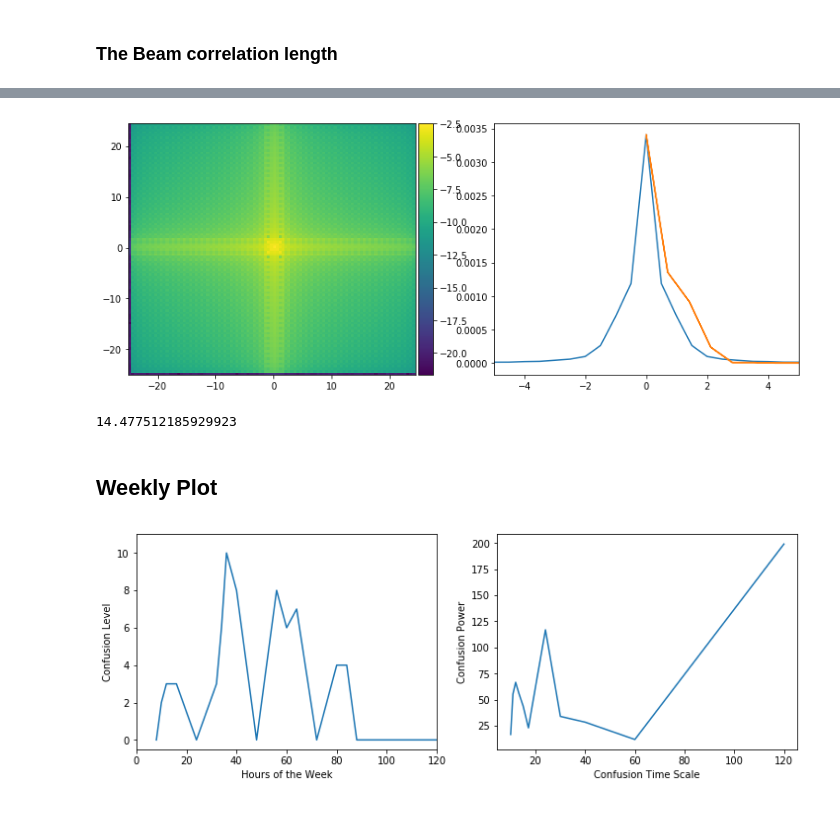
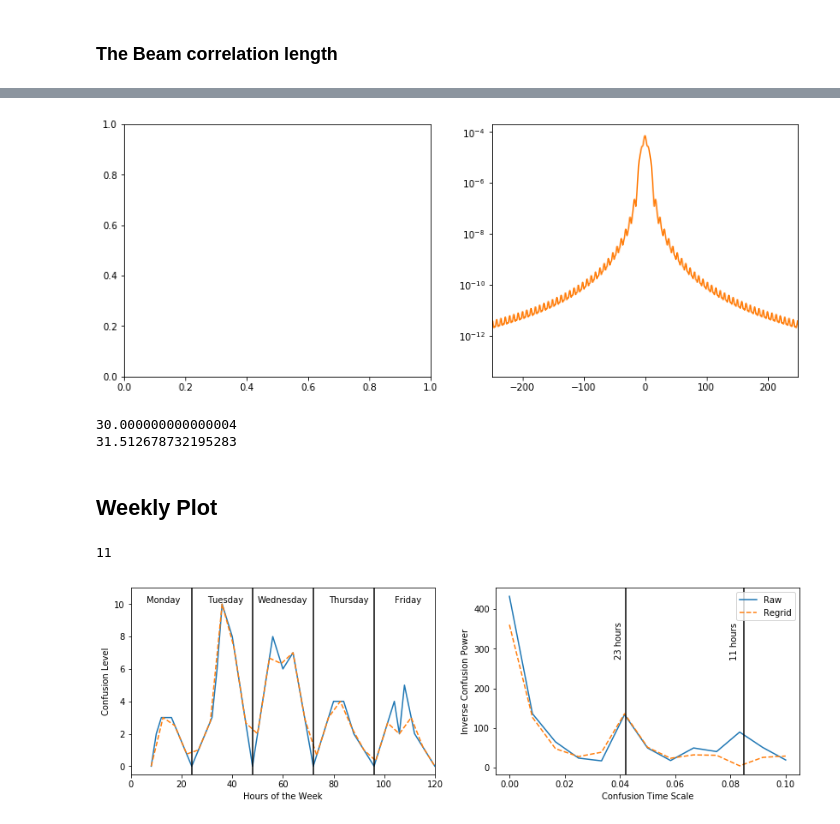
Before and after one commit to ronniyjoseph/Beam-Perturbations, a Jupyter notebook: Beam Covariance Re-do.ipynb, the cells around one changed output, grey strips where cells are left out. Saved outputs shown, nothing was run; the diff lists cells and outputs as text; code cells hidden in the pictures.

```diff
--- a/Beam Covariance Re-do.ipynb
+++ b/Beam Covariance Re-do.ipynb
@@ -876,57 +913,93 @@ diagonal_ff = numpy.diagonal(frequency_magnitude)
 # %%
 figure = pyplot.figure(figsize = (13,5))
 crosscorr_ax = figure.add_subplot(1,2,1)
-crosscorr_plot = crosscorr_ax.pcolor(frequencies[0], frequencies[0],numpy.log10(numpy.abs(cross_correlation)))
-crosscorr_cax = colorbar(crosscorr_plot)
+#crosscorr_plot = crosscorr_ax.pcolor(frequencies[0], frequencies[0], numpy.log10(numpy.abs(numpy.real(cross_correlation))))
+#crosscorr_cax = colorbar(crosscorr_plot)
 
 averaged_cc_ax = figure.add_subplot(1,2,2)
-averaged_cc_plot = averaged_cc_ax.plot(frequencies[0,:], numpy.abs(cross_correlation[int(len(frequencies[0,:])/2)]),"C0")
-averaged_cc_plot = averaged_cc_ax.plot(diagonal_ff, numpy.abs(diagonal_cc), "C1")
-averaged_cc_ax.set_xlim([-5,5])
+#averaged_cc_plot = averaged_cc_ax.semilogy(frequencies[0,:], numpy.abs(cross_correlation[int(len(frequencies[0,:])/2)]),"C0")
+averaged_cc_plot = averaged_cc_ax.semilogy(frequencies[0,:], numpy.abs(diagonal_cc), "C1")
+
+averaged_cc_ax.set_xlim([-250,250])
 
 
 pyplot.show()
 # %% [output]
-[figure, old version]
+[figure, new version]
 # %%
-scale = numpy.arcsin(0.25)
+width = 2
+scale = numpy.arcsin(1/width)
 print(scale*180/numpy.pi)
+
+print(1.1/2*180/numpy.pi)
 # %% [output]
-14.477512185929923
+30.000000000000004
+31.512678732195283
 # %% [markdown]
 ## Weekly Plot
 # %%
+import numpy
 from matplotlib import pyplot
 from powerbox.dft import fft
 from numpy.fft import ifftshift
+from scipy.interpolate import interp1d
+
 day = numpy.array([8, 10, 12, 16, 24])
 week = numpy.array([0*24+day, 1*24+day, 2*24+day, 3*24+day, 4*24+day]).flatten()
 
 y = numpy.array([[0, 2, 3, 3, 0],
                  [3, 6, 10, 8, 0],
                  [8, 7, 6, 7, 0 ],
-                 [4, 4, 4, 0, 0],
-                 [0, 0, 0, 0, 0]]).flatten()
+                 [4, 4, 4, 2, 0],
+                 [4, 2, 5, 2, 0]]).flatten()
+
+grid = numpy.linspace(min(week), max(week), len(week))
+interpolation = interp1d(week, y, kind = 'linear')
+regridded_data = interpolation(grid)
+
+regrid_ft,regrid_ftfreq = fft(ifftshift(regridded_data), L=120)
+raw_ft,raw_ftfreq = fft(ifftshift(y), L=120)
 
 
-
-ft,ftfreq = fft(ifftshift(y), L=120)
-
-figure = pyplot.figure(figsize = (12,4))
+figure = pyplot.figure(figsize = (14,4))
 dataplot= figure.add_subplot(121)
 ftplot= figure.add_subplot(122)
 
-dataplot.plot(week,y)
+dataplot.plot(week,y, "C0")
+dataplot.plot(grid, regridded_data, "C1--")
 dataplot.set_xlabel("Hours of the Week")
 dataplot.set_ylabel("Confusion Level")
 dataplot.set_xlim([0,120])
 dataplot.set_ylim([-0.5,11])
 
-ftplot.plot(1/ftfreq[0,int(len(week)/2):], numpy.abs(ft[int(len(week)/2):]))
+dataplot.axvline(24,color='k')
+dataplot.axvline(48,color='k')
+dataplot.axvline(72,color='k')
+dataplot.axvline(96,color='k')
+
+dataplot.text(6, 10.1, "Monday", color='k')
+dataplot.text(30, 10.1, "Tuesday", color='k')
+dataplot.text(50, 10.1, "Wednesday", color='k')
+dataplot.text(78, 10.1, "Thursday", color='k')
+dataplot.text(104, 10.1, "Friday", color='k')
+
+
+ftplot.plot(raw_ftfreq[0,int(len(week)/2):], numpy.abs(raw_ft[int(len(week)/2):]), "C0" , label = "Raw")
+ftplot.plot(regrid_ftfreq[0,int(len(week)/2):], numpy.abs(regrid_ft[int(len(week)/2):]), "C1--",label = "Regrid")
+
 ftplot.set_xlabel("Confusion Time Scale")
-ftplot.set_ylabel("Confusion Power")
+ftplot.set_ylabel("Inverse Confusion Power")
+ftplot.axvline(0.042,color='k')
+ftplot.axvline(0.085,color='k')
+
+print(int(1/0.085))
+
+ftplot.text(0.038, 350, "23 hours", color='k', rotation = 90)
+ftplot.text(0.08, 350, "11 hours", color='k', rotation = 90)
 #dataplot.set_xlim([0,120])
 #dataplot.set_ylim([-2,120])
-pyplot.show()
+ftplot.legend()
+pyplot.savefig("confusion_plot.png")
 # %% [output]
+11
-[figure, old version]
+[figure, new version]
```
Also changed, not shown: parts of 7 cells of this notebook.
